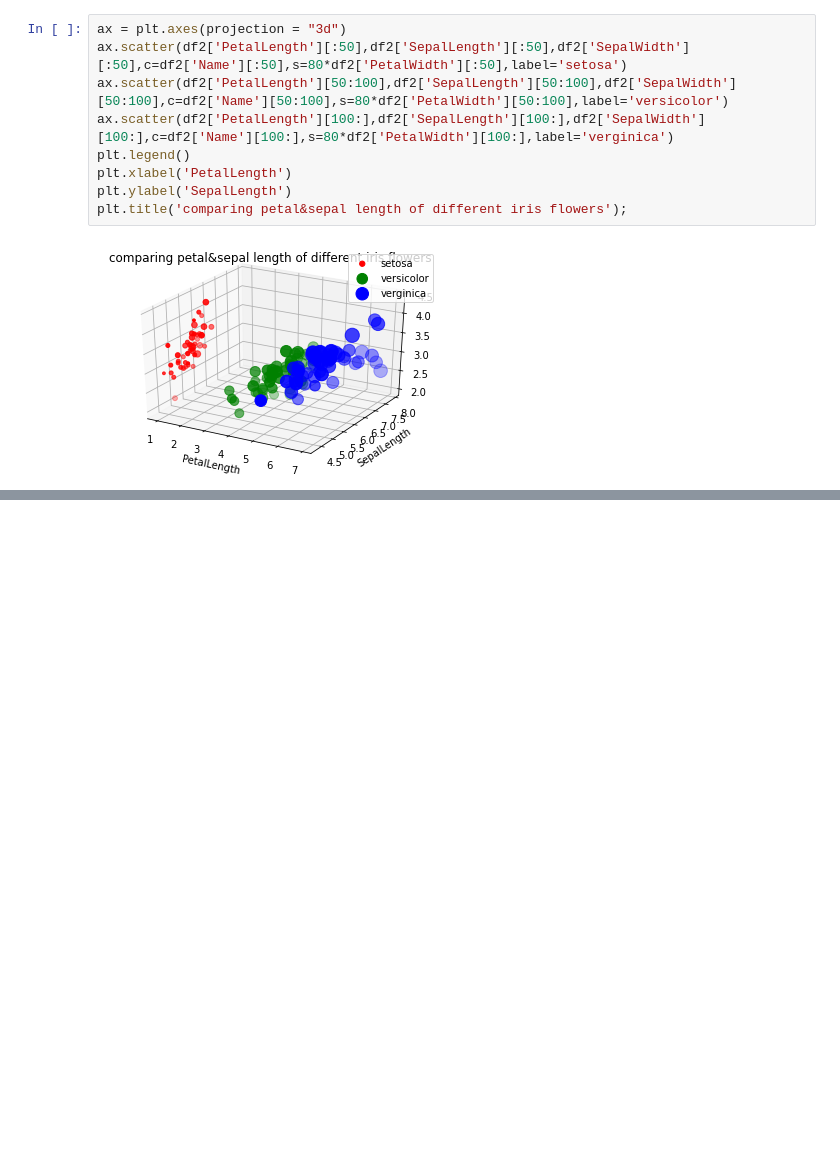
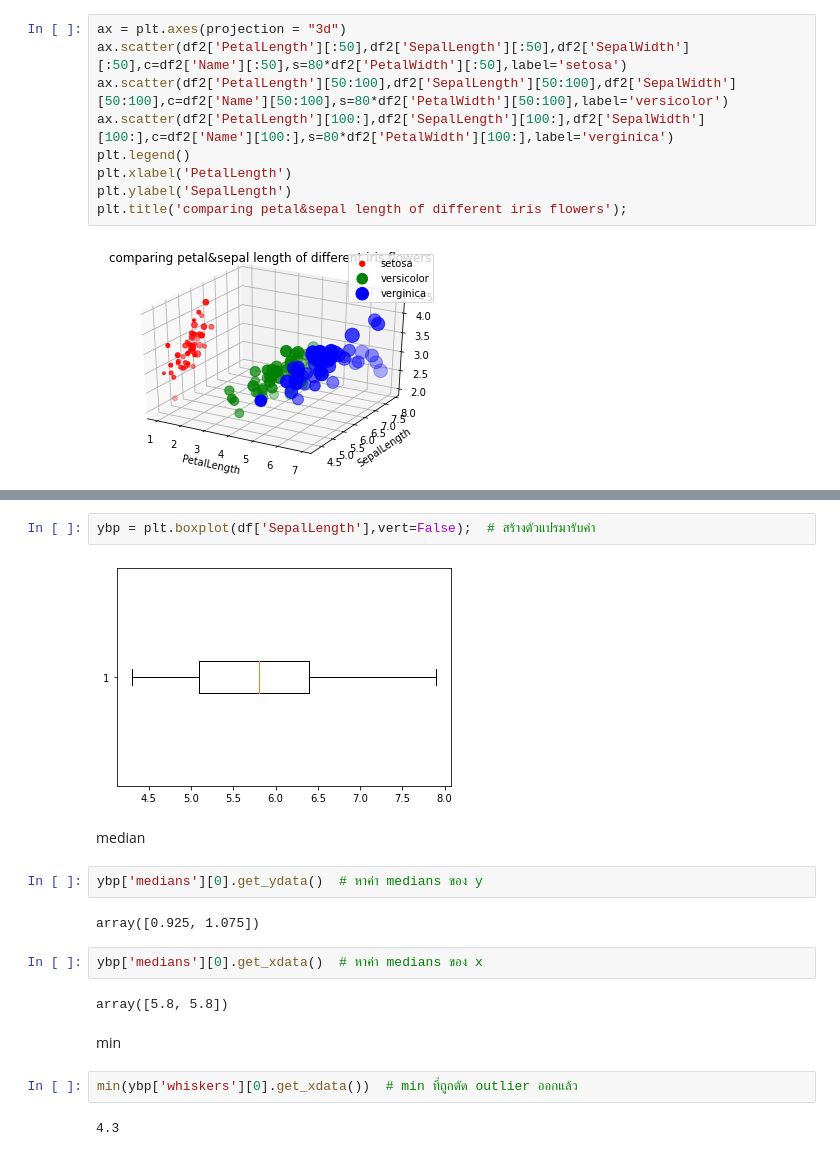
Before and after one commit to mintra-tippayaratsontorn/data_viz_2022, a Jupyter notebook: DataViz02_Data_Distribution.ipynb, the cells around one changed output, grey strips where cells are left out. Drawn from its saved outputs; the diff is of its cells as text; blank space fills up the shorter version.

```diff
--- a/DataViz02_Data_Distribution.ipynb
+++ b/DataViz02_Data_Distribution.ipynb
@@ -181,0 +199,20 @@ plt.title('comparing petal&sepal length of different iris flowers');
+# %%
+ybp = plt.boxplot(df['SepalLength'],vert=False);  # สร้างตัวแปรมารับค่า
+# %% [output]
+[figure, added]
+# %% [markdown]
+median
+# %%
+ybp['medians'][0].get_ydata()  # หาค่า medians ของ y
+# %% [output]
+array([0.925, 1.075])
+# %%
+ybp['medians'][0].get_xdata()  # หาค่า medians ของ x
+# %% [output]
+array([5.8, 5.8])
+# %% [markdown]
+min
+# %%
+min(ybp['whiskers'][0].get_xdata())  # min ที่ถูกตัด outlier ออกแล้ว
+# %% [output]
+4.3
```
Also changed, not shown: parts of 20 cells of this notebook.
